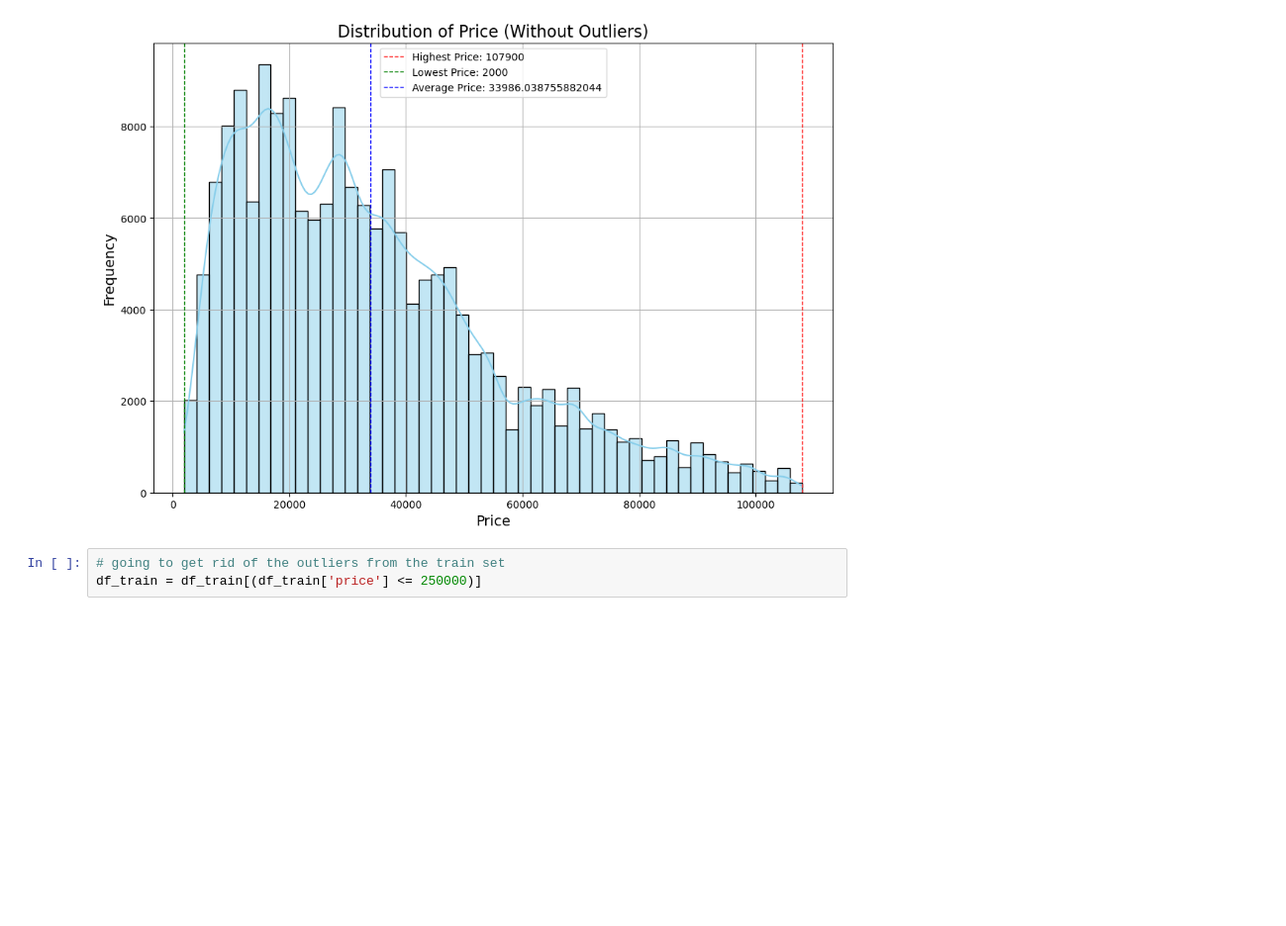
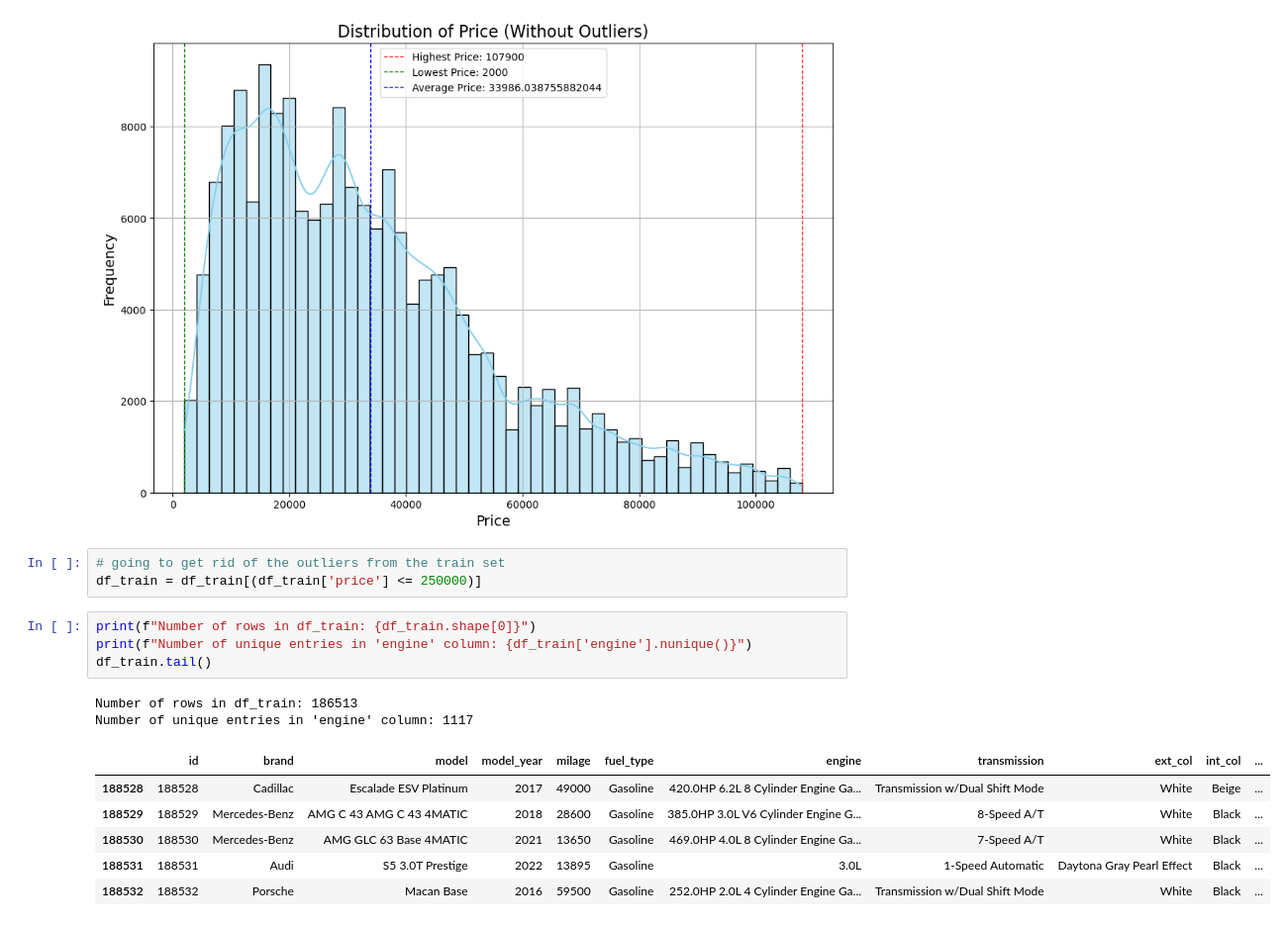
Before and after one commit to DanT52/CarPricePrediction, a Jupyter notebook: notebook.ipynb, the cells around one changed output. Shown at 99% size. Drawn from its saved outputs; the diff is of its cells as text; blank space fills up the shorter version.

```diff
--- a/notebook.ipynb
+++ b/notebook.ipynb
@@ -85,3 +85,16 @@ Average Price: 43878.01617753921
 # %%
 # going to get rid of the outliers from the train set
 df_train = df_train[(df_train['price'] <= 250000)]
+# %%
+print(f"Number of rows in df_train: {df_train.shape[0]}")
+print(f"Number of unique entries in 'engine' column: {df_train['engine'].nunique()}")
+df_train.tail()
+# %% [output]
+Number of rows in df_train: 186513
+Number of unique entries in 'engine' column: 1117
+|  | id | brand | model | model_year | milage | fuel_type | engine | transmission | ext_col | int_col | ... |
+| 188528 | 188528 | Cadillac | Escalade ESV Platinum | 2017 | 49000 | Gasoline | 420.0HP 6.2L 8 Cylinder Engine Ga... | Transmission w/Dual Shift Mode | White | Beige | ... |
+| 188529 | 188529 | Mercedes-Benz | AMG C 43 AMG C 43 4MATIC | 2018 | 28600 | Gasoline | 385.0HP 3.0L V6 Cylinder Engine G... | 8-Speed A/T | White | Black | ... |
+| 188530 | 188530 | Mercedes-Benz | AMG GLC 63 Base 4MATIC | 2021 | 13650 | Gasoline | 469.0HP 4.0L 8 Cylinder Engine Ga... | 7-Speed A/T | White | Black | ... |
+| 188531 | 188531 | Audi | S5 3.0T Prestige | 2022 | 13895 | Gasoline | 3.0L | 1-Speed Automatic | Daytona Gray Pearl Effect | Black | ... |
+| 188532 | 188532 | Porsche | Macan Base | 2016 | 59500 | Gasoline | 252.0HP 2.0L 4 Cylinder Engine Ga... | Transmission w/Dual Shift Mode | White | Black | ... |
```
Also changed, not shown: parts of 4 cells of this notebook.
